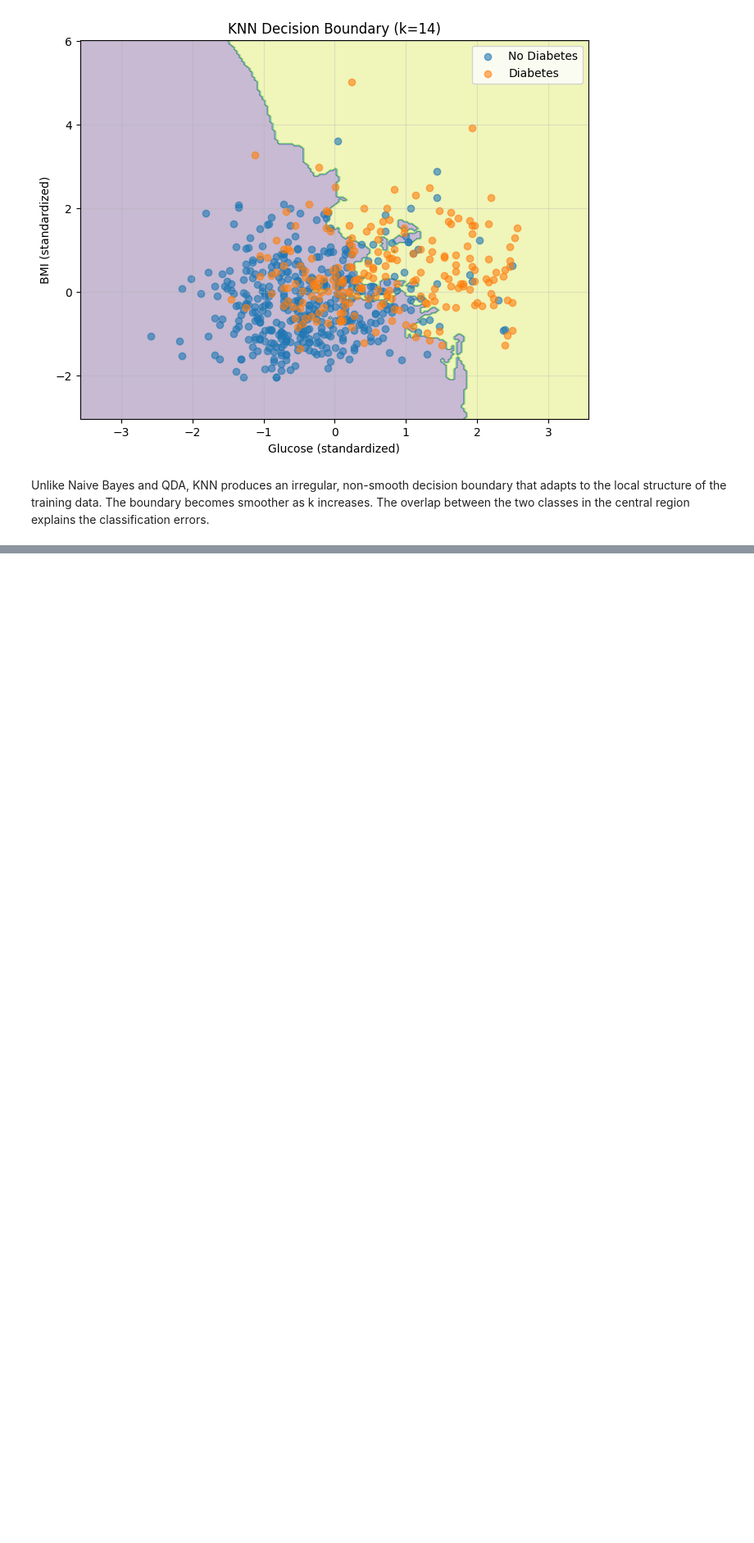
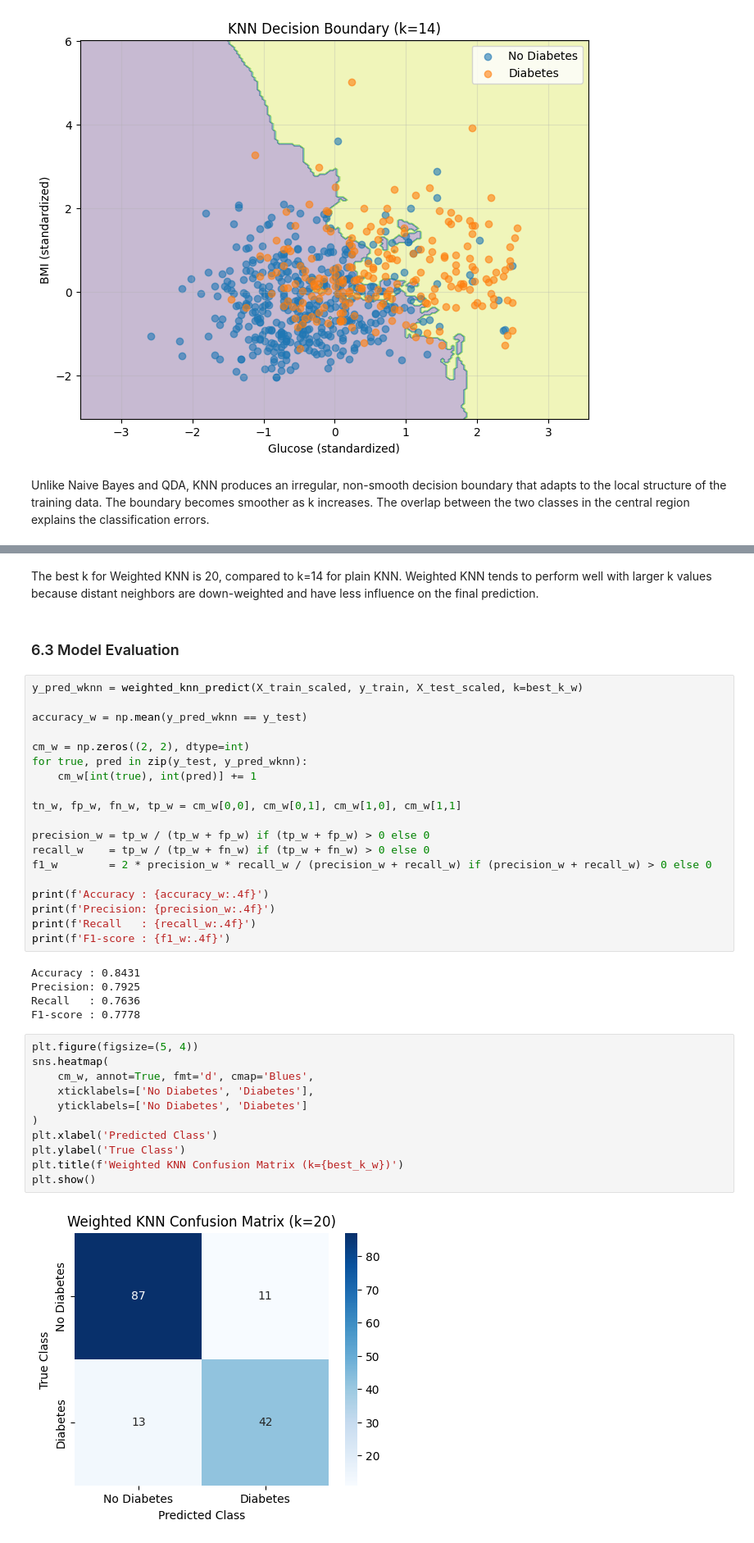
Before and after one commit to maksimovicd501-wq/Dijabetes, a Jupyter notebook: Diabetes.ipynb, the cells around one changed output, grey strips where cells are left out. Shown at 82% size. Cells and saved outputs as stored; diff of their text form; blank space fills up the shorter version.

```diff
--- a/Diabetes.ipynb
+++ b/Diabetes.ipynb
@@ -1173,0 +1238,44 @@ Unlike Naive Bayes and QDA, KNN produces an irregular, non-smooth decision bound
+# %% [markdown]
+The best k for Weighted KNN is 20, compared to k=14 for plain KNN.
+Weighted KNN tends to perform well with larger k values because
+distant neighbors are down-weighted and have less influence on
+the final prediction.
+# %% [markdown]
+### 6.3 Model Evaluation
+# %%
+y_pred_wknn = weighted_knn_predict(X_train_scaled, y_train, X_test_scaled, k=best_k_w)
+
+accuracy_w = np.mean(y_pred_wknn == y_test)
+
+cm_w = np.zeros((2, 2), dtype=int)
+for true, pred in zip(y_test, y_pred_wknn):
+    cm_w[int(true), int(pred)] += 1
+
+tn_w, fp_w, fn_w, tp_w = cm_w[0,0], cm_w[0,1], cm_w[1,0], cm_w[1,1]
+
+precision_w = tp_w / (tp_w + fp_w) if (tp_w + fp_w) > 0 else 0
+recall_w    = tp_w / (tp_w + fn_w) if (tp_w + fn_w) > 0 else 0
+f1_w        = 2 * precision_w * recall_w / (precision_w + recall_w) if (precision_w + recall_w) > 0 else 0
+
+print(f'Accuracy : {accuracy_w:.4f}')
+print(f'Precision: {precision_w:.4f}')
+print(f'Recall   : {recall_w:.4f}')
+print(f'F1-score : {f1_w:.4f}')
+# %% [output]
+Accuracy : 0.8431
+Precision: 0.7925
+Recall   : 0.7636
+F1-score : 0.7778
+# %%
+plt.figure(figsize=(5, 4))
+sns.heatmap(
+    cm_w, annot=True, fmt='d', cmap='Blues',
+    xticklabels=['No Diabetes', 'Diabetes'],
+    yticklabels=['No Diabetes', 'Diabetes']
+)
+plt.xlabel('Predicted Class')
+plt.ylabel('True Class')
+plt.title(f'Weighted KNN Confusion Matrix (k={best_k_w})')
+plt.show()
+# %% [output]
+[figure, added]
```
Also changed, not shown: parts of 7 cells of this notebook.
